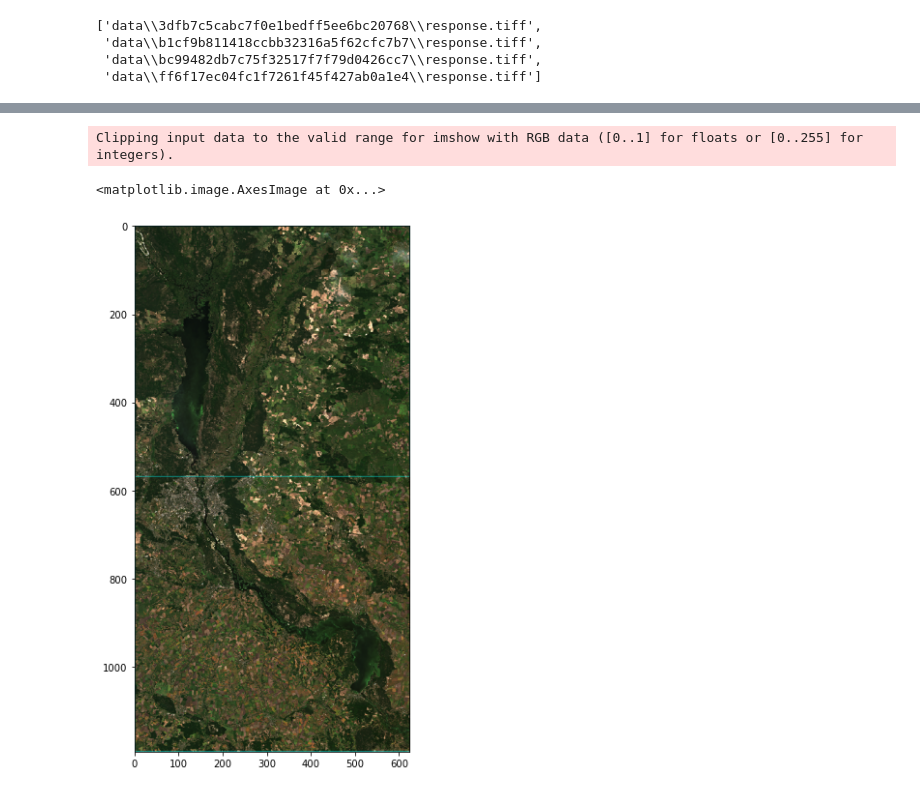
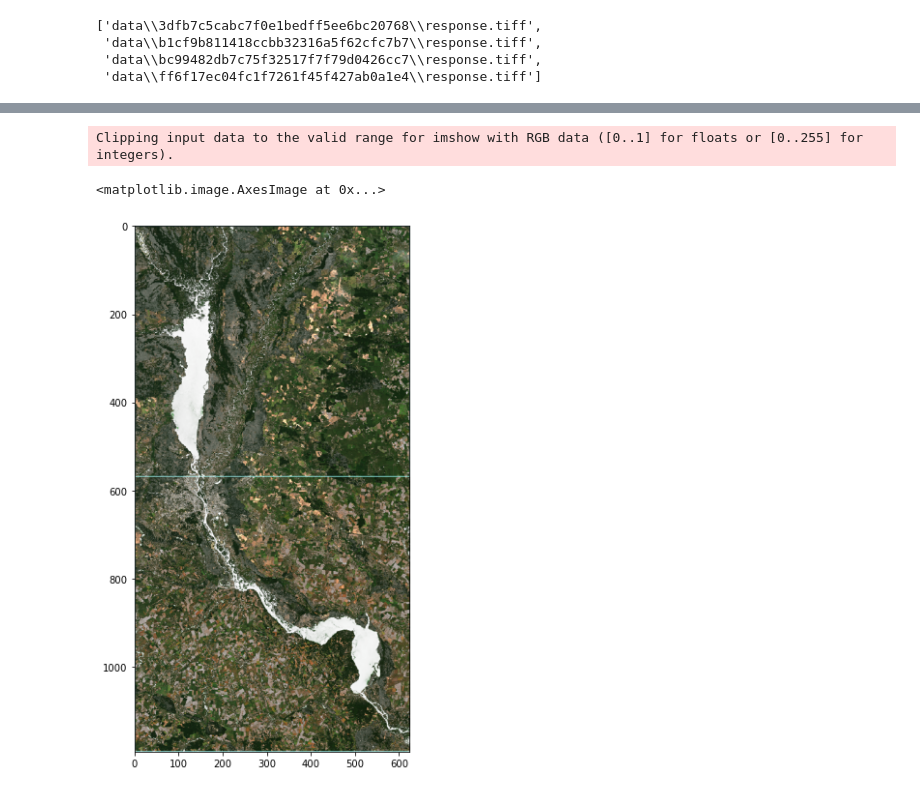
Before and after one commit to margo-dubovik/Lab-4, a Jupyter notebook: lab4.ipynb, the cells around one changed output, grey strips where cells are left out. Saved outputs shown, nothing was run; the diff lists cells and outputs as text; code cells hidden in the pictures.

```diff
--- a/lab4.ipynb
+++ b/lab4.ipynb
@@ -131,11 +142,11 @@ img1 = gdal.Translate("data/Sentinel.tiff", vrt)
 gdalData = gdal.Open("data/Sentinel.tiff")
 # %%
 plt.figure(figsize=(20,10))
-plt.imshow(np.dstack([gdalData.GetRasterBand(i).ReadAsArray() for i in [4,3,2]])*4)
+plt.imshow(np.dstack([gdalData.GetRasterBand(i).ReadAsArray() for i in [4,3,2,8]])*4)
 #изображение для общего датасета
 #GetRasterBand - получение отдельного канала
 #gdalData.ReadAsArray() - получение всего растра целиком
 # %% [output]
 Clipping input data to the valid range for imshow with RGB data ([0..1] for floats or [0..255] for integers).
 <matplotlib.image.AxesImage at 0x...>
-[figure, old version]
+[figure, new version]
```
Also changed, not shown: parts of 17 cells of this notebook.
